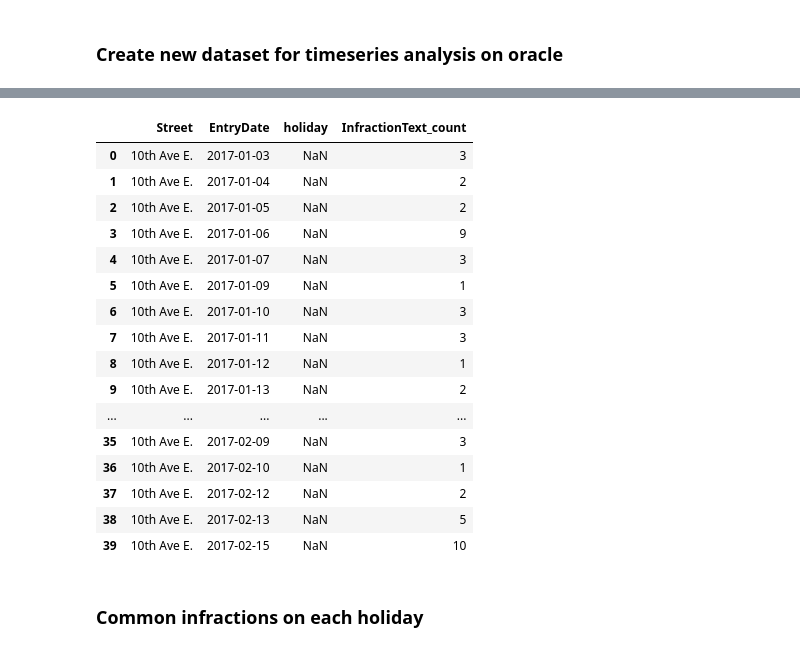
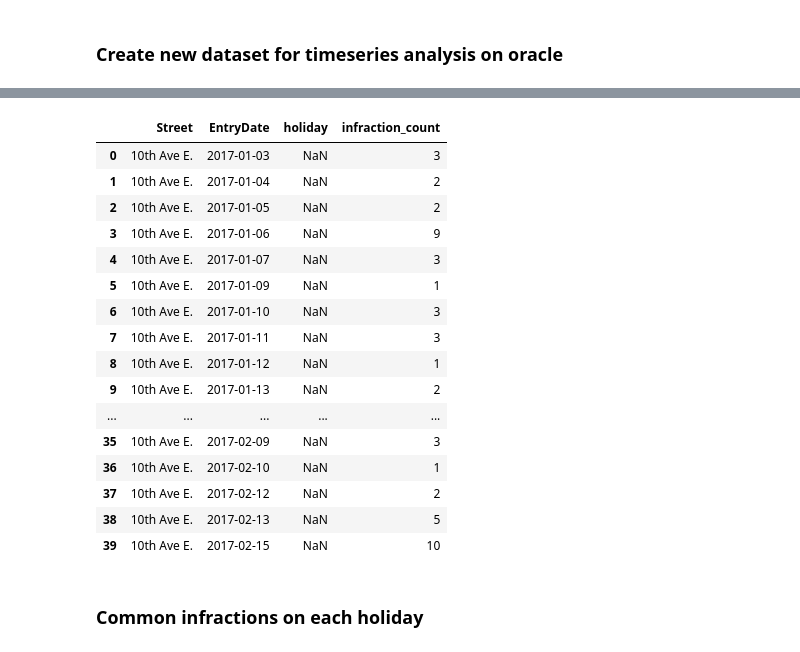
Before and after one commit to anafsa/ChildrenOfJupyter, a Jupyter notebook: Stage-2/Irregular Parking/external_data.ipynb, the cells around one changed output, grey strips where cells are left out. Saved outputs shown, nothing was run; the diff lists cells and outputs as text; code cells hidden in the pictures.

```diff
--- a/Stage-2/Irregular Parking/external_data.ipynb
+++ b/Stage-2/Irregular Parking/external_data.ipynb
@@ -154,11 +154,11 @@ df_parking_holidays_count.head(40)
 # %%
 df_parking_holidays_count_by_street_and_day = df_parking_holidays\
     .groupby(['Street','EntryDate', 'holiday'], dropna=False, as_index=False)['InfractionText'].count().\
-    rename(columns={'InfractionText':'InfractionText_count'})
+    rename(columns={'InfractionText':'infraction_count'})
 pd.set_option('max_colwidth', 400)
 df_parking_holidays_count_by_street_and_day.head(40)
 # %% [output]
-|  | Street | EntryDate | holiday | InfractionText_count |
+|  | Street | EntryDate | holiday | infraction_count |
 | 0 | 10th Ave E. | 2017-01-03 | NaN | 3 |
 | 1 | 10th Ave E. | 2017-01-04 | NaN | 2 |
 | 2 | 10th Ave E. | 2017-01-05 | NaN | 2 |
```
Also changed, not shown: parts of 5 cells of this notebook.
